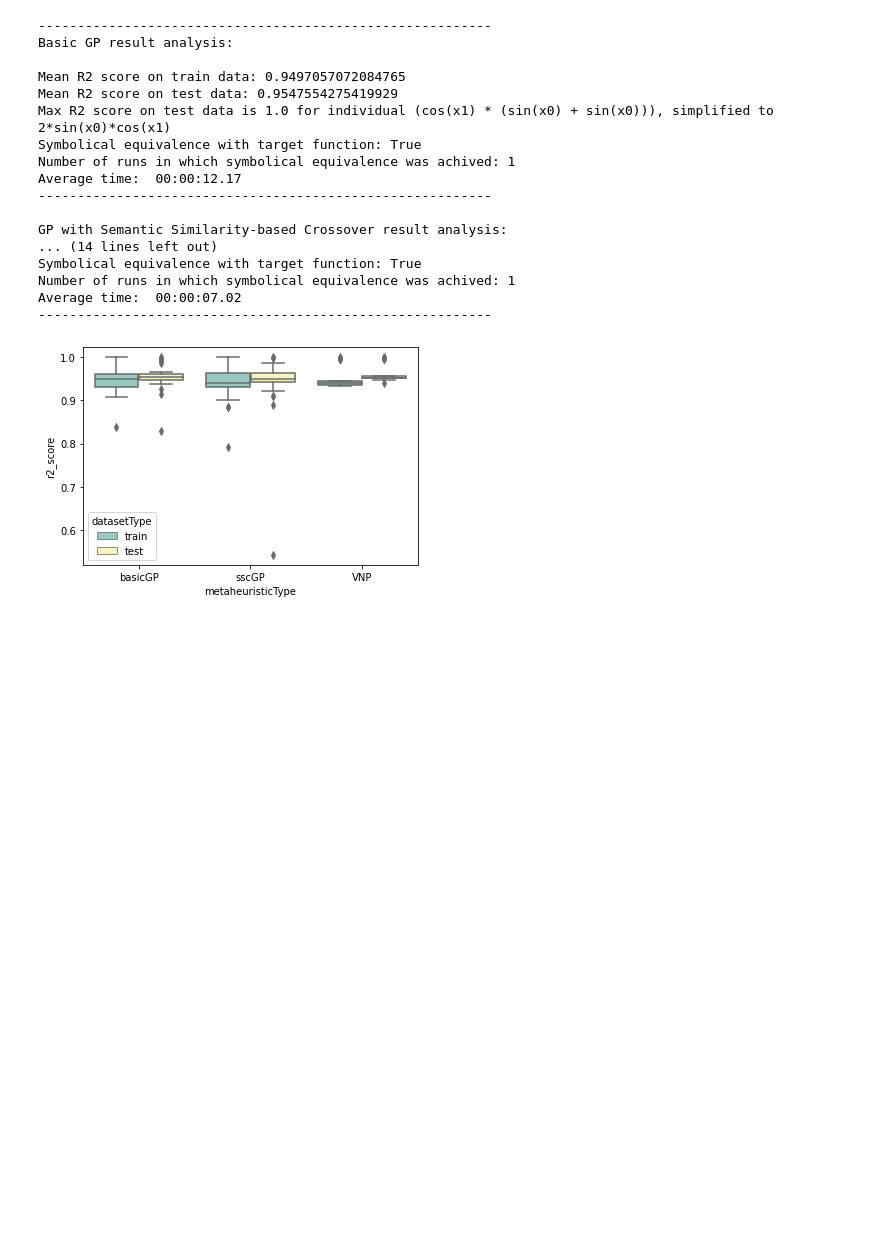
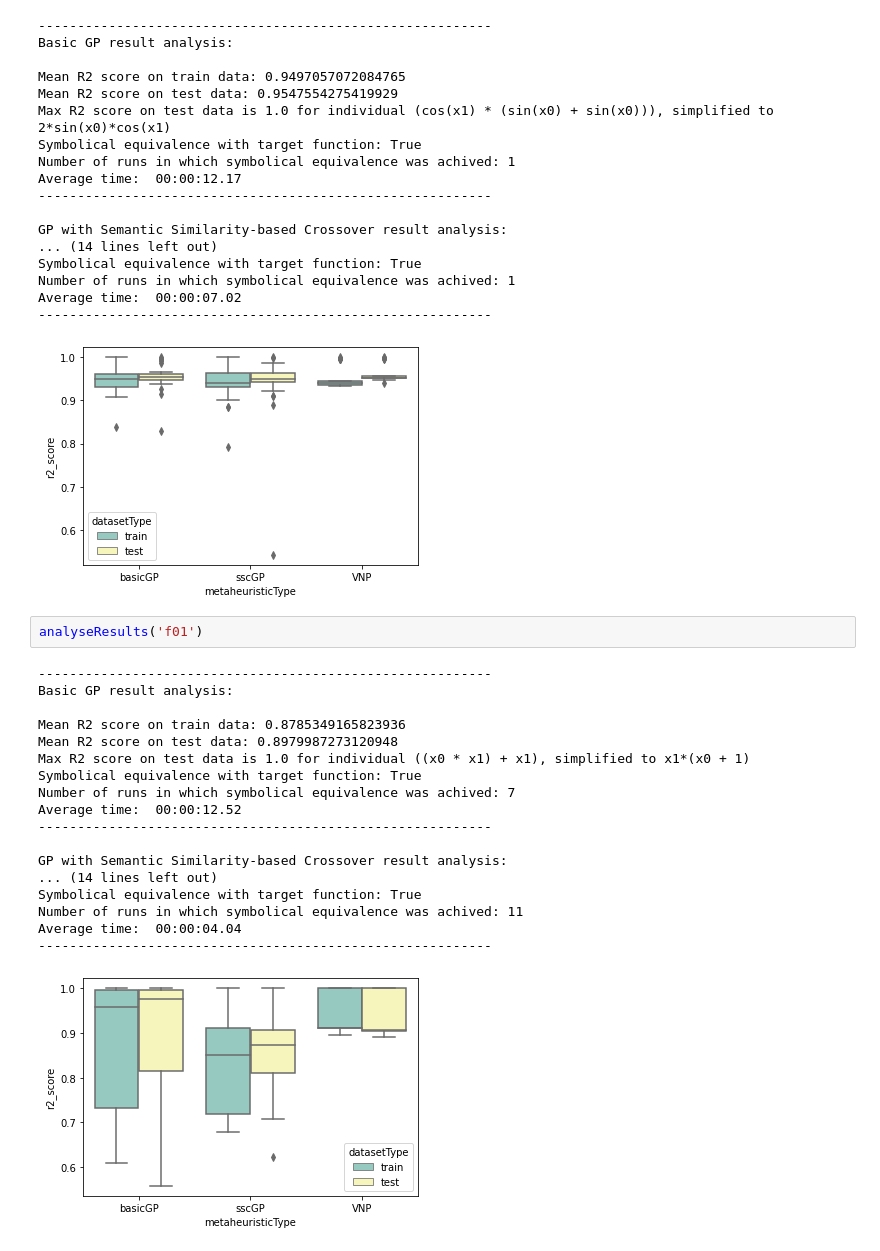
Before and after one commit to jana-jovicic/Symbolic-Regression, a Jupyter notebook: resultsAnalysis/gpResults.ipynb, the cells around one changed output. Cells and saved outputs as stored; diff of their text form; blank space fills up the shorter version.

```diff
--- a/resultsAnalysis/gpResults.ipynb
+++ b/resultsAnalysis/gpResults.ipynb
@@ -323,3 +323,24 @@ Number of runs in which symbolical equivalence was achived: 1
 Average time:  00:00:07.02
 ----------------------------------------------------------
 [figure]
+# %%
+analyseResults('f01')
+# %% [output]
+----------------------------------------------------------
+Basic GP result analysis:
+
+Mean R2 score on train data: 0.8785349165823936
+Mean R2 score on test data: 0.8979987273120948
+Max R2 score on test data is 1.0 for individual ((x0 * x1) + x1), simplified to x1*(x0 + 1)
+Symbolical equivalence with target function: True
+Number of runs in which symbolical equivalence was achived: 7
+Average time:  00:00:12.52
+----------------------------------------------------------
+
+GP with Semantic Similarity-based Crossover result analysis:
+... (14 lines left out)
+Symbolical equivalence with target function: True
+Number of runs in which symbolical equivalence was achived: 11
+Average time:  00:00:04.04
+----------------------------------------------------------
+[figure, added]
```
Also changed, not shown: parts of 2 cells of this notebook, 27 other files.
